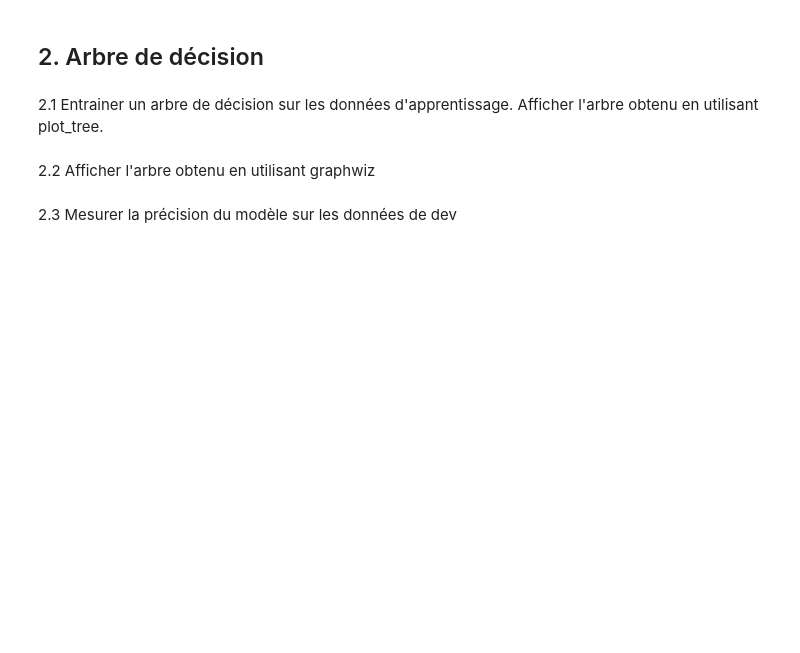
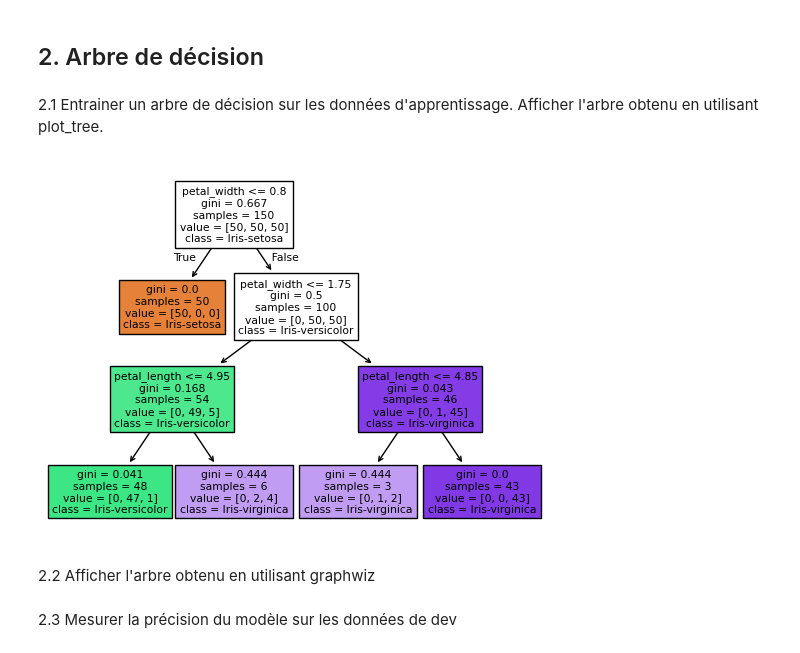
Before and after one commit to Sancti0n/epsi_code_tp, a Jupyter notebook: MachineLeaning/TP1_classification_champignons.ipynb, the cells around one changed output. Drawn from its saved outputs; the diff is of its cells as text; code cells hidden in the pictures; blank space fills up the shorter version.

```diff
--- a/MachineLeaning/TP1_classification_champignons.ipynb
+++ b/MachineLeaning/TP1_classification_champignons.ipynb
@@ -100,3 +147,18 @@ import matplotlib.pyplot as plt
+# %%
+from sklearn.datasets import load_iris
+from sklearn.tree import DecisionTreeClassifier, plot_tree
+import matplotlib.pyplot as plt
+
+iris= load_iris()
+#Déclaration de l'arbre de décision
+clf = DecisionTreeClassifier(max_depth=3)
+#Entrainement de l'abre de décision
+clf.fit(iris.data, iris.target)
+#Affichage de l'abre de décision obtenu après entraînement
+plot_tree(clf, feature_names= ['sepal_length','sepal_width','petal_length','petal_width'], class_names=["Iris-setosa","Iris-versicolor","Iris-virginica"],filled=True)
+plt.show()
+# %% [output]
+[figure, added]
 # %% [markdown]
 2.2 Afficher l'arbre obtenu en utilisant graphwiz
 # %% [markdown]
```
Also changed, not shown: parts of 5 cells of this notebook.
